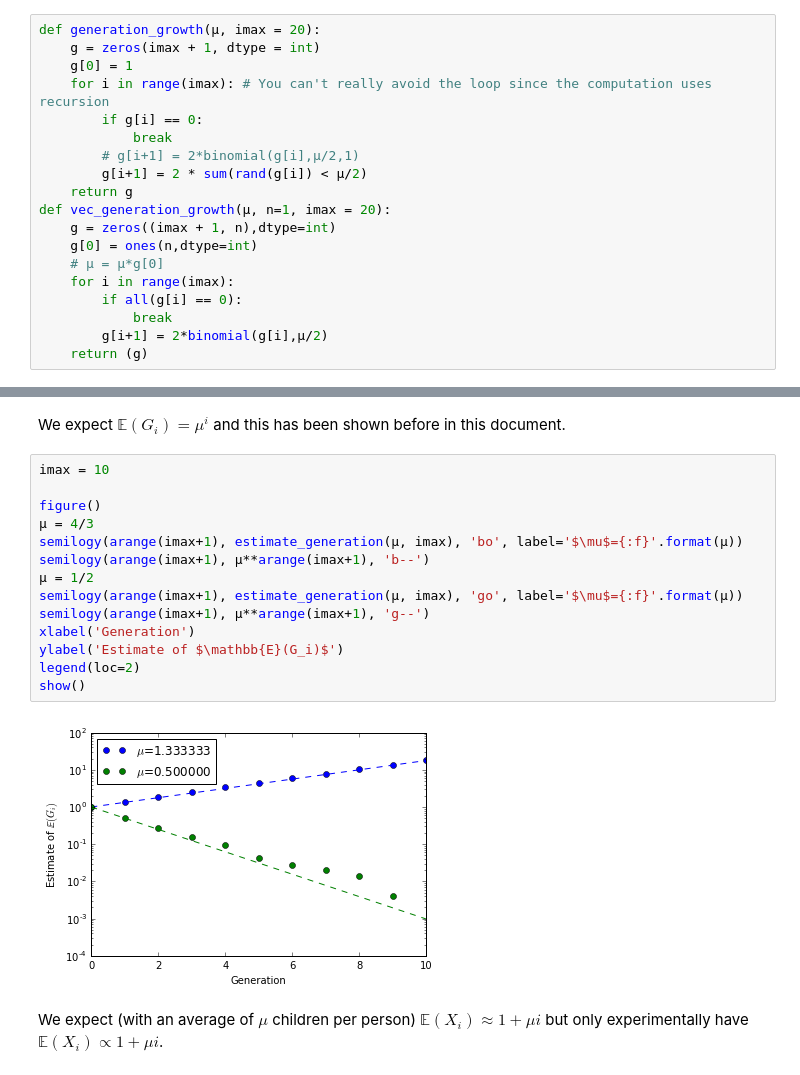
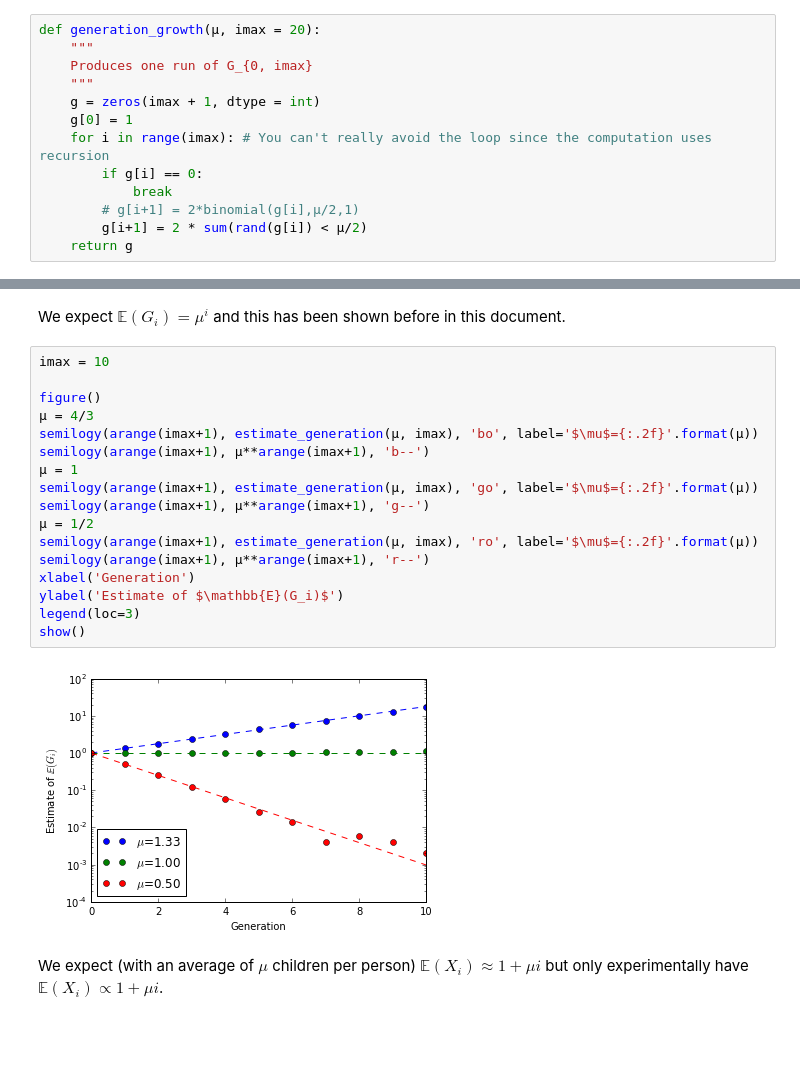
Before and after one commit to w2ak/INF674, a Jupyter notebook: 01-Galton-Watson-TP.ipynb, the cells around one changed output, grey strips where cells are left out. Drawn from its saved outputs; the diff is of its cells as text; blank space fills up the shorter version.

```diff
--- a/01-Galton-Watson-TP.ipynb
+++ b/01-Galton-Watson-TP.ipynb
@@ -47,6 +47,9 @@ The function ``random.rand`` of ``numpy`` package may be handy.
 **Code:**
 # %%
 def generation_growth(μ, imax = 20):
+    """
+    Produces one run of G_{0, imax}
+    """
     g = zeros(imax + 1, dtype = int)
     g[0] = 1
     for i in range(imax): # You can't really avoid the loop since the computation uses recursion
@@ -55,12 +58,3 @@ def generation_growth(μ, imax = 20):
         # g[i+1] = 2*binomial(g[i],μ/2,1)
         g[i+1] = 2 * sum(rand(g[i]) < μ/2)
     return g
-def vec_generation_growth(μ, n=1, imax = 20):
-    g = zeros((imax + 1, n),dtype=int)
-    g[0] = ones(n,dtype=int)
-    # μ = μ*g[0]
-    for i in range(imax):
-        if all(g[i] == 0):
-            break
-        g[i+1] = 2*binomial(g[i],μ/2)
-    return (g)
@@ -147,19 +169,22 @@ We expect $\mathbb{E}(G_i) = \mu^i$ and this has been shown before in this docum
 # %%
 imax = 10
 
 figure()
 μ = 4/3
-semilogy(arange(imax+1), estimate_generation(μ, imax), 'bo', label='$\mu$={:f}'.format(μ))
+semilogy(arange(imax+1), estimate_generation(μ, imax), 'bo', label='$\mu$={:.2f}'.format(μ))
 semilogy(arange(imax+1), μ**arange(imax+1), 'b--')
+μ = 1
+semilogy(arange(imax+1), estimate_generation(μ, imax), 'go', label='$\mu$={:.2f}'.format(μ))
+semilogy(arange(imax+1), μ**arange(imax+1), 'g--')
 μ = 1/2
-semilogy(arange(imax+1), estimate_generation(μ, imax), 'go', label='$\mu$={:f}'.format(μ))
-semilogy(arange(imax+1), μ**arange(imax+1), 'g--')
+semilogy(arange(imax+1), estimate_generation(μ, imax), 'ro', label='$\mu$={:.2f}'.format(μ))
+semilogy(arange(imax+1), μ**arange(imax+1), 'r--')
 xlabel('Generation')
 ylabel('Estimate of $\mathbb{E}(G_i)$')
-legend(loc=2)
+legend(loc=3)
 show()
 # %% [output]
-[figure, old version]
+[figure, new version]
 # %% [markdown]
 We expect (with an average of $\mu$ children per person) $\mathbb{E}(X_i)\approx 1+\mu i$ but only experimentally have $\mathbb{E}(X_i)\propto1+\mu i$.
 # %%
```
Also changed, not shown: parts of 33 cells of this notebook.
